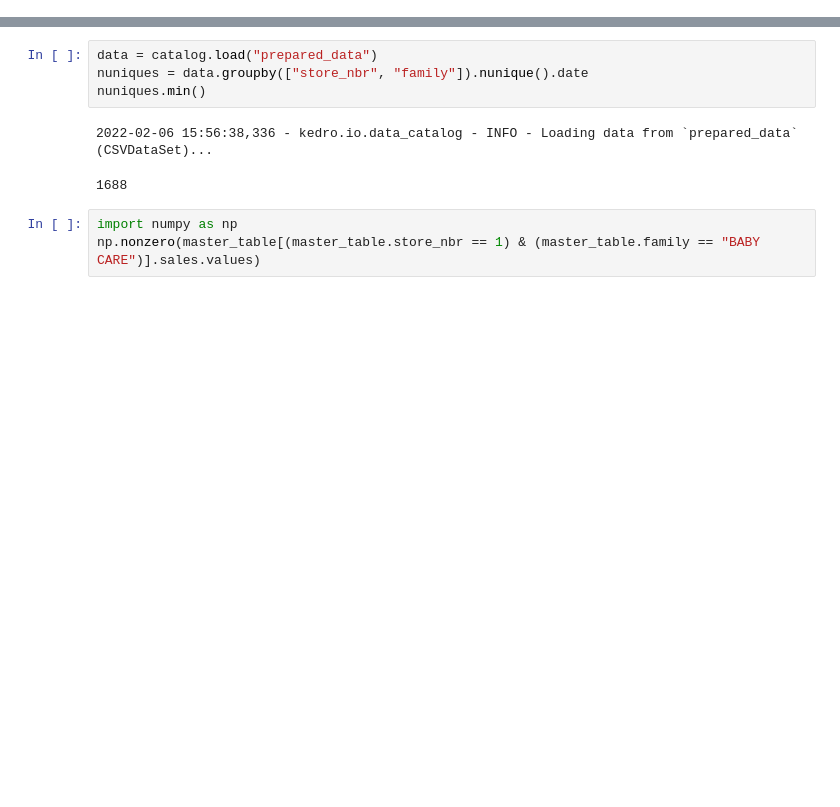
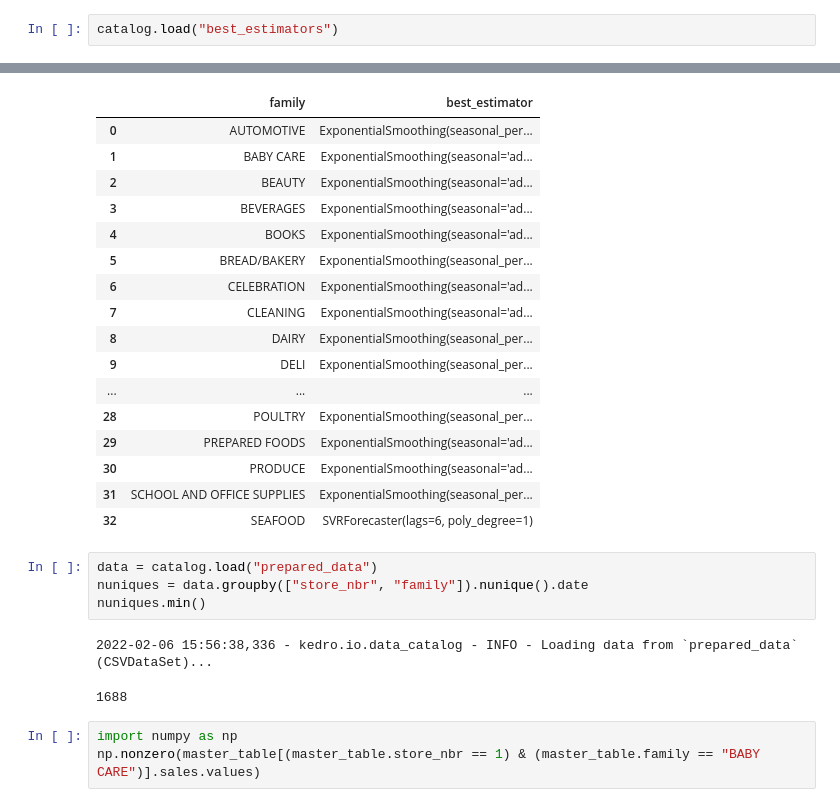
Before and after one commit to matheusfsa/time_series_kedro, a Jupyter notebook: notebooks/training.ipynb, the cells around one changed output, grey strips where cells are left out. Cells and saved outputs as stored; diff of their text form; blank space fills up the shorter version.

```diff
--- a/notebooks/training.ipynb
+++ b/notebooks/training.ipynb
@@ -35,0 +74,3 @@ train_data
+# %%
+catalog.load("best_estimators")
+# %% [output]
@@ -36,3 +78,20 @@ train_data
+|  | family | best_estimator |
+| 0 | AUTOMOTIVE | ExponentialSmoothing(seasonal_per... |
+| 1 | BABY CARE | ExponentialSmoothing(seasonal='ad... |
+| 2 | BEAUTY | ExponentialSmoothing(seasonal='ad... |
+| 3 | BEVERAGES | ExponentialSmoothing(seasonal='ad... |
+| 4 | BOOKS | ExponentialSmoothing(seasonal='ad... |
+| 5 | BREAD/BAKERY | ExponentialSmoothing(seasonal_per... |
+| 6 | CELEBRATION | ExponentialSmoothing(seasonal='ad... |
+| 7 | CLEANING | ExponentialSmoothing(seasonal='ad... |
+| 8 | DAIRY | ExponentialSmoothing(seasonal_per... |
+| 9 | DELI | ExponentialSmoothing(seasonal_per... |
+| ... | ... | ... |
+| 28 | POULTRY | ExponentialSmoothing(seasonal_per... |
+| 29 | PREPARED FOODS | ExponentialSmoothing(seasonal='ad... |
+| 30 | PRODUCE | ExponentialSmoothing(seasonal='ad... |
+| 31 | SCHOOL AND OFFICE SUPPLIES | ExponentialSmoothing(seasonal_per... |
+| 32 | SEAFOOD | SVRForecaster(lags=6, poly_degree=1) |
 # %%
 data = catalog.load("prepared_data")
 nuniques = data.groupby(["store_nbr", "family"]).nunique().date
```
Also changed, not shown: parts of 5 cells of this notebook, 10 other files.
